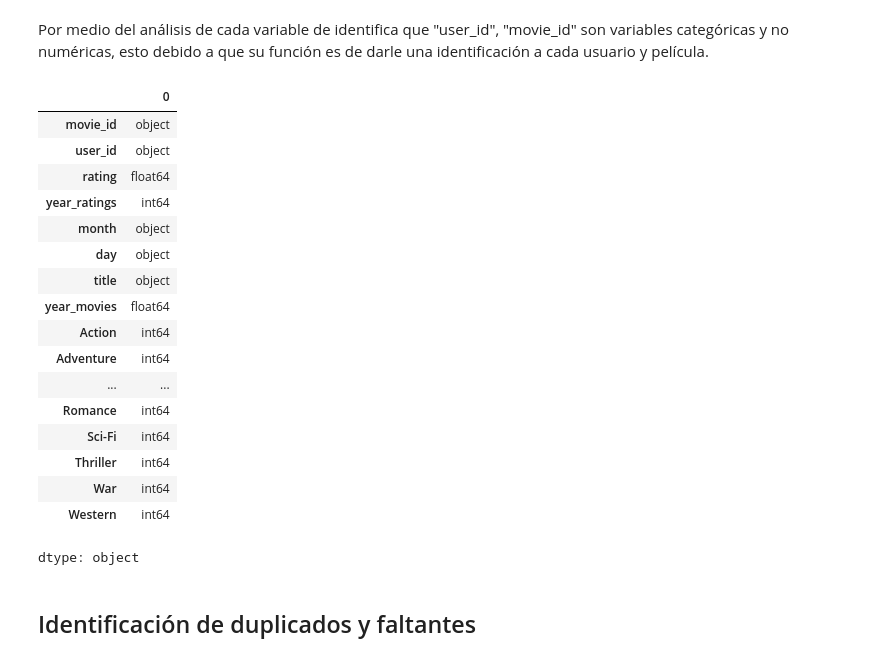
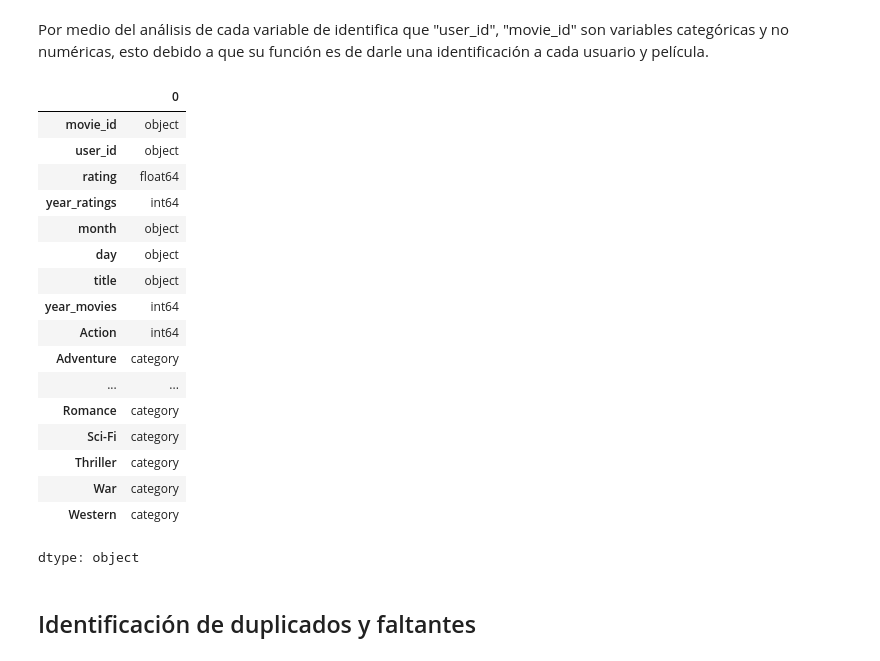
Before and after one commit to josedavidm12/sistemas_recomendacion, a Jupyter notebook: limpieza_final.ipynb, the cells around one changed output. Saved outputs shown, nothing was run; the diff lists cells and outputs as text; code cells hidden in the pictures.

```diff
--- a/limpieza_final.ipynb
+++ b/limpieza_final.ipynb
@@ -98,27 +118,37 @@ Por medio del análisis de cada variable de identifica que "user_id", "movie_id"
 # %%
 df_final['user_id'] = df_final['user_id'].astype('object')
 df_final['movie_id'] = df_final['movie_id'].astype('object')
 df_final['day'] = df_final['day'].astype('object')
 df_final['month'] = df_final['month'].astype('object')
+df_final['year_movies'] = df_final['year_movies'].astype('int')
+df_final['year_ratings'] = df_final['year_ratings'].astype('int')
+genero_cols = [
+    'Adventure', 'Animation', 'Children', 'Comedy', 'Crime', 'Documentary',
+    'Drama', 'Fantasy', 'Film-Noir', 'Horror', 'IMAX', 'Musical', 'Mystery',
+    'Romance', 'Sci-Fi', 'Thriller', 'War', 'Western'
+]
+df_final[genero_cols] = df_final[genero_cols].astype('category')
+
+
 df_final.dtypes
 # %% [output]
 |  | 0 |
 | movie_id | object |
 | user_id | object |
 | rating | float64 |
 | year_ratings | int64 |
 | month | object |
 | day | object |
 | title | object |
-| year_movies | float64 |
+| year_movies | int64 |
 | Action | int64 |
-| Adventure | int64 |
+| Adventure | category |
 | ... | ... |
-| Romance | int64 |
-| Sci-Fi | int64 |
-| Thriller | int64 |
-| War | int64 |
-| Western | int64 |
+| Romance | category |
+| Sci-Fi | category |
+| Thriller | category |
+| War | category |
+| Western | category |
 dtype: object
 # %% [markdown]
 ## Identificación de duplicados y faltantes
```
Also changed, not shown: parts of 17 cells of this notebook.
